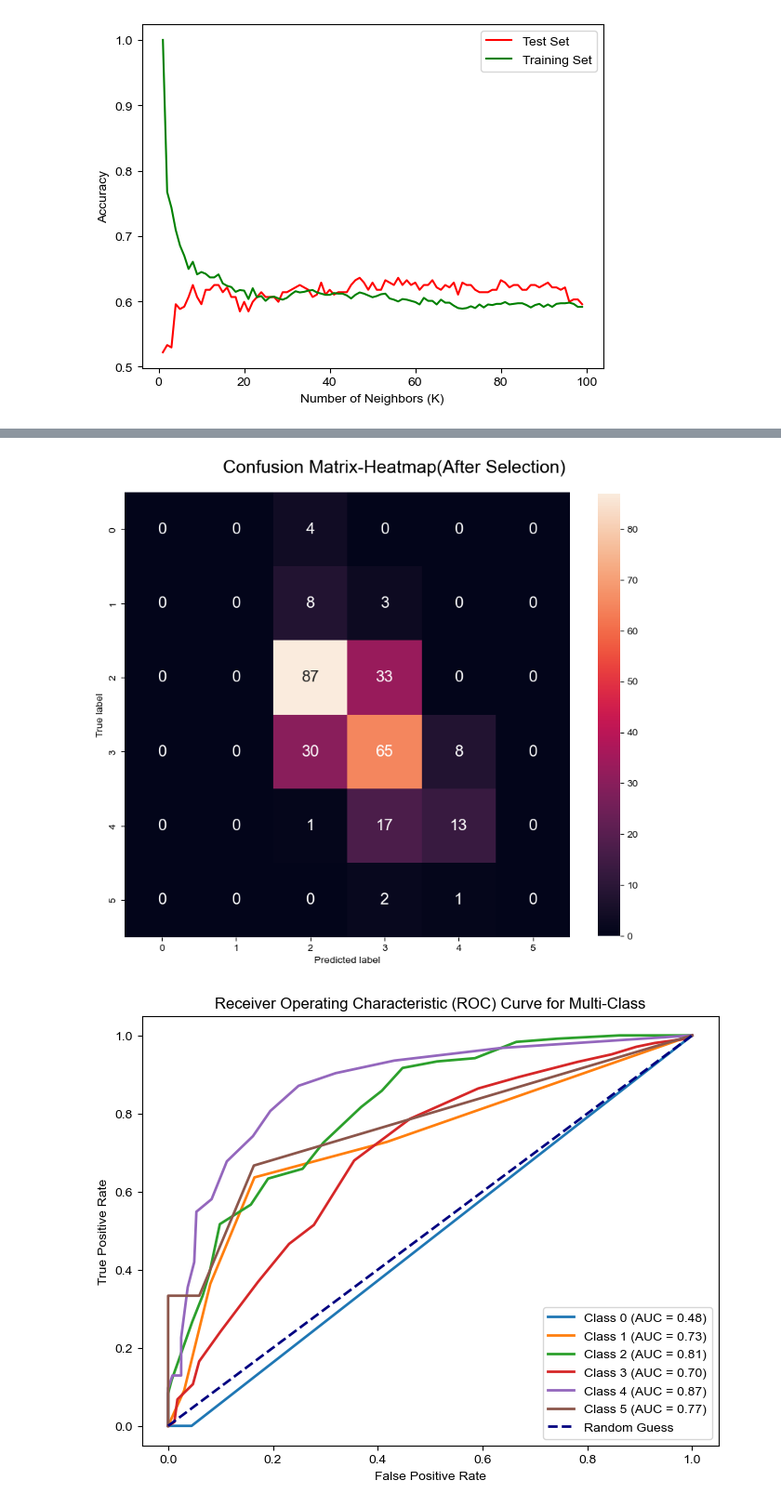
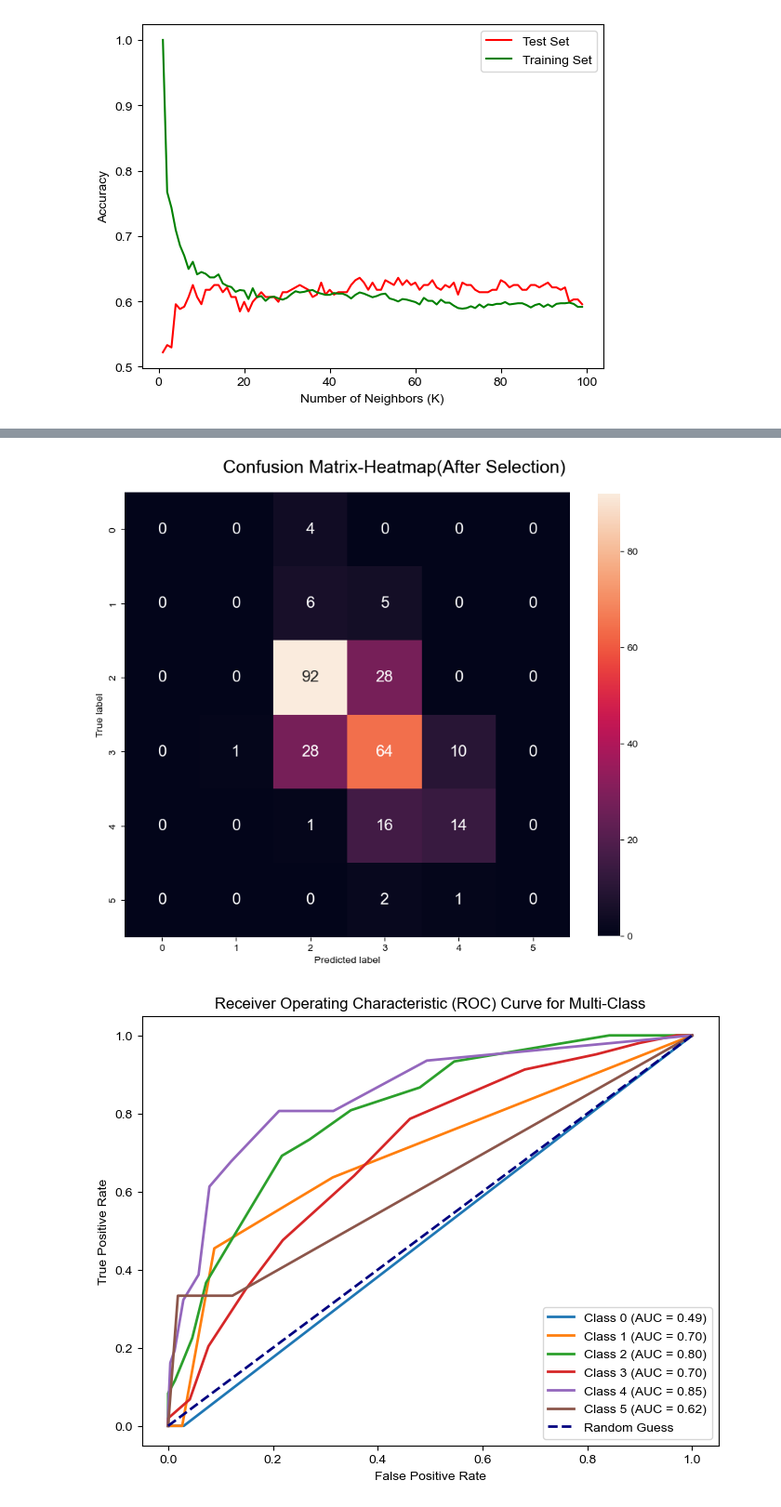
Before and after one commit to yeonho0214/test, a Jupyter notebook: 3. 모델 성능 평가 (ConfusionMatrix, ROCCurve).ipynb, the cells around one changed output, grey strips where cells are left out. Shown: that part at 93% size. Saved outputs shown, nothing was run; the diff lists cells and outputs as text; code cells hidden in the pictures.

```diff
--- a/3. 모델 성능 평가 (ConfusionMatrix, ROCCurve).ipynb
+++ b/3. 모델 성능 평가 (ConfusionMatrix, ROCCurve).ipynb
@@ -19,8 +18,8 @@ y = df['quality']
 # 데이터를 훈련 세트와 테스트 세트로 나누기
 X_train, X_test, y_train, y_test = train_test_split(X, y, test_size=0.2, random_state=42)
 # %%
-# KNN 모델 훈련 및 성능 평가 (K=21)
-knn = KNeighborsClassifier(n_neighbors=21)
+# KNN 모델 훈련 및 성능 평가 (K=17)
+knn = KNeighborsClassifier(n_neighbors=17)
 knn.fit(X_train, y_train)
 accuracy = knn.score(X_test, y_test)
 
@@ -107,7 +108,7 @@ y_train_bin = label_binarize(y_train, classes=np.unique(y))
 y_test_bin = label_binarize(y_test, classes=np.unique(y))
 
 # One-vs-Rest 접근 방식으로 KNN 모델 훈련
-knn = OneVsRestClassifier(KNeighborsClassifier(n_neighbors=21))
+knn = OneVsRestClassifier(KNeighborsClassifier(n_neighbors=17))
 knn.fit(X_train, y_train_bin)
 
 # 각 클래스에 대한 ROC 커브 계산
@@ -143,9 +144,12 @@ plt.show()
+# %%
+X1 = df[['alcohol', 'sulphates', 'volatile acidity', 'chlorides', 'pH', 'total sulfur dioxide']]
+y = df['quality']
 # %%
 # 데이터를 훈련 세트와 테스트 세트로 나누기
 X1_train, X1_test, y_train, y_test = train_test_split(X1, y, test_size=0.2, random_state=42)
 # %%
-# KNN 모델 훈련 및 성능 평가 (K=23)
-knn = KNeighborsClassifier(n_neighbors=23)
+# KNN 모델 훈련 및 성능 평가 (K=13)
+knn = KNeighborsClassifier(n_neighbors=13)
 knn.fit(X1_train, y_train)
 accuracy = knn.score(X1_test, y_test)
 
@@ -208,7 +212,7 @@ plt.suptitle('Confusion Matrix-Heatmap(After Selection)', fontsize=18, y=0.85)
 
 plt.show()
 # %% [output]
-[figure, old version]
+[figure, new version]
 # %%
 import numpy as np
 import matplotlib.pyplot as plt
@@ -233,34 +237,34 @@ y_train_bin = label_binarize(y_train, classes=np.unique(y))
 y_test_bin = label_binarize(y_test, classes=np.unique(y))
 
 # One-vs-Rest 접근 방식으로 KNN 모델 훈련
-knn = OneVsRestClassifier(KNeighborsClassifier(n_neighbors=23))
+knn = OneVsRestClassifier(KNeighborsClassifier(n_neighbors=13))
 knn.fit(X1_train, y_train_bin)
 
 # 각 클래스에 대한 ROC 커브 계산
 fpr = dict()
 tpr = dict()
 roc_auc = dict()
 
 y_scores = knn.predict_proba(X1_test)
 
 for i in range(len(np.unique(y))):
     fpr[i], tpr[i], _ = roc_curve(y_test_bin[:, i], y_scores[:, i])
     roc_auc[i] = auc(fpr[i], tpr[i])
 
 # 폰트 설정
 plt.rcParams['font.family'] = 'Arial'
 
 # 각 클래스에 대한 ROC 커브 그리기
 plt.figure(figsize=(8, 6))
 
 for i in range(len(np.unique(y))):
     plt.plot(fpr[i], tpr[i], lw=2, label=f'Class {i} (AUC = {roc_auc[i]:.2f})')
 
 plt.plot([0, 1], [0, 1], color='navy', lw=2, linestyle='--', label='Random Guess')
 plt.xlabel('False Positive Rate')
 plt.ylabel('True Positive Rate')
 plt.title('Receiver Operating Characteristic (ROC) Curve for Multi-Class')
 plt.legend(loc='lower right')
 plt.show()
 # %% [output]
-[figure, old version]
+[figure, new version]
```
Also changed, not shown: parts of 10 cells of this notebook.
